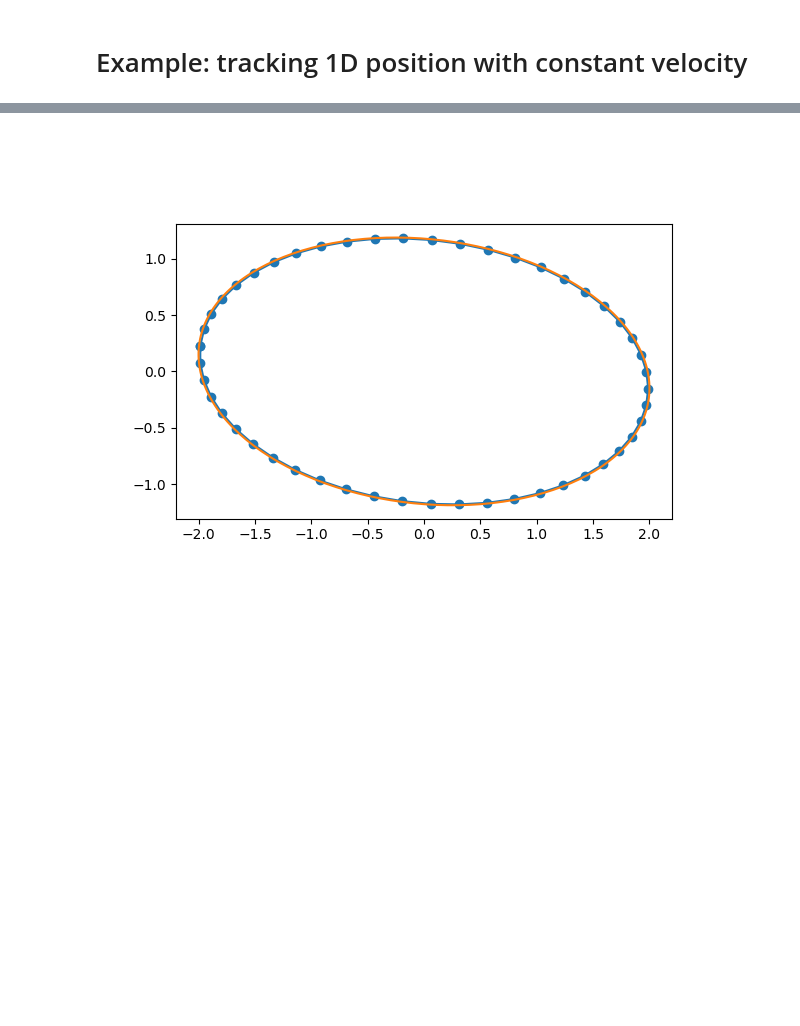
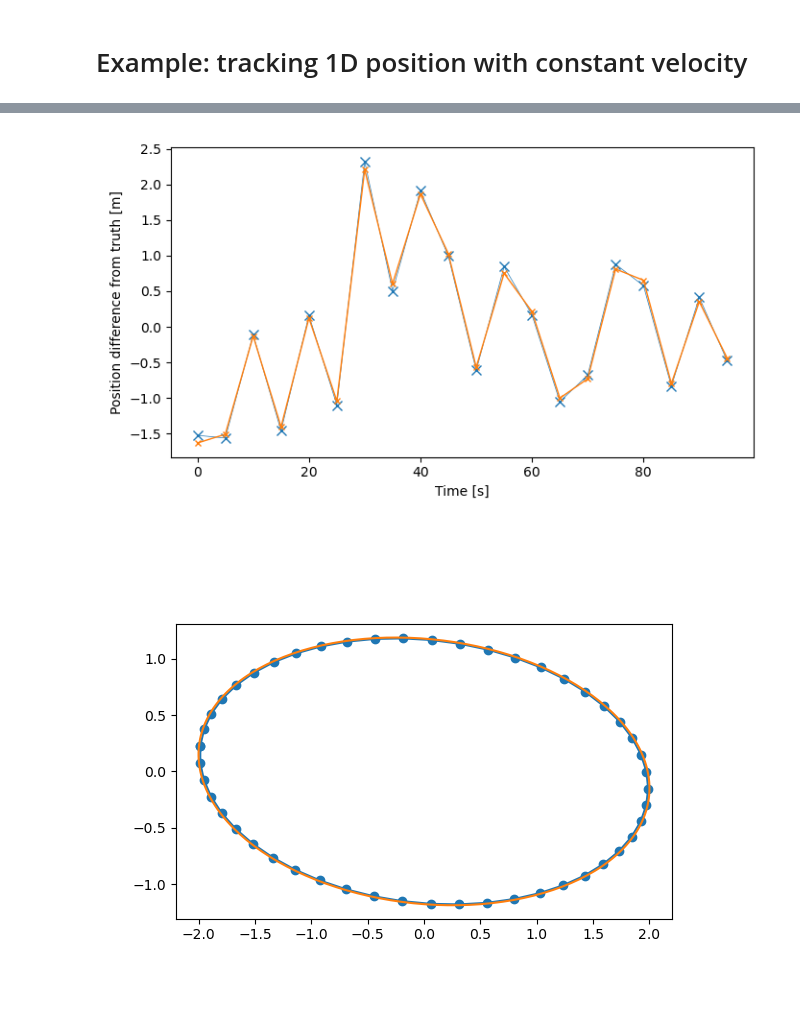
Before and after one commit to igred8/orbital_dynamics_basic, a Jupyter notebook: notebooks/00.1-dev-kalman-igad.ipynb, the cells around one changed output, grey strips where cells are left out. Drawn from its saved outputs; the diff is of its cells as text; code cells hidden in the pictures; blank space fills up the shorter version.

```diff
--- a/notebooks/00.1-dev-kalman-igad.ipynb
+++ b/notebooks/00.1-dev-kalman-igad.ipynb
@@ -154,3 +164,20 @@ plt.show()
+# %%
+fig, ax = plt.subplots(1,1, figsize=[7,4])
+
+ax.plot(timevec, xmeas - xtrue, lw=0.5, marker='x', ms=7, color='tab:blue', label='Measurement - Truth')
+ax.plot(timevec, estimatesxv[:,0] - xtrue, lw=1, marker='x', ms=5, color='tab:orange', label='Estimatex - Truth')
+
+axkwargs = {
+    # 'xticks': timevec,
+    # 'ylim': [-20, 20],
+    'xlabel': 'Time [s]',
+    'ylabel': 'Position difference from truth [m]',
+}
+ax.set(**axkwargs)
+plt.tight_layout()
+plt.show()
+# %% [output]
+[figure, added]
 # %%
 A = np.array([
     [4, -0.3],
```
Also changed, not shown: parts of 5 cells of this notebook, 4 other files.
